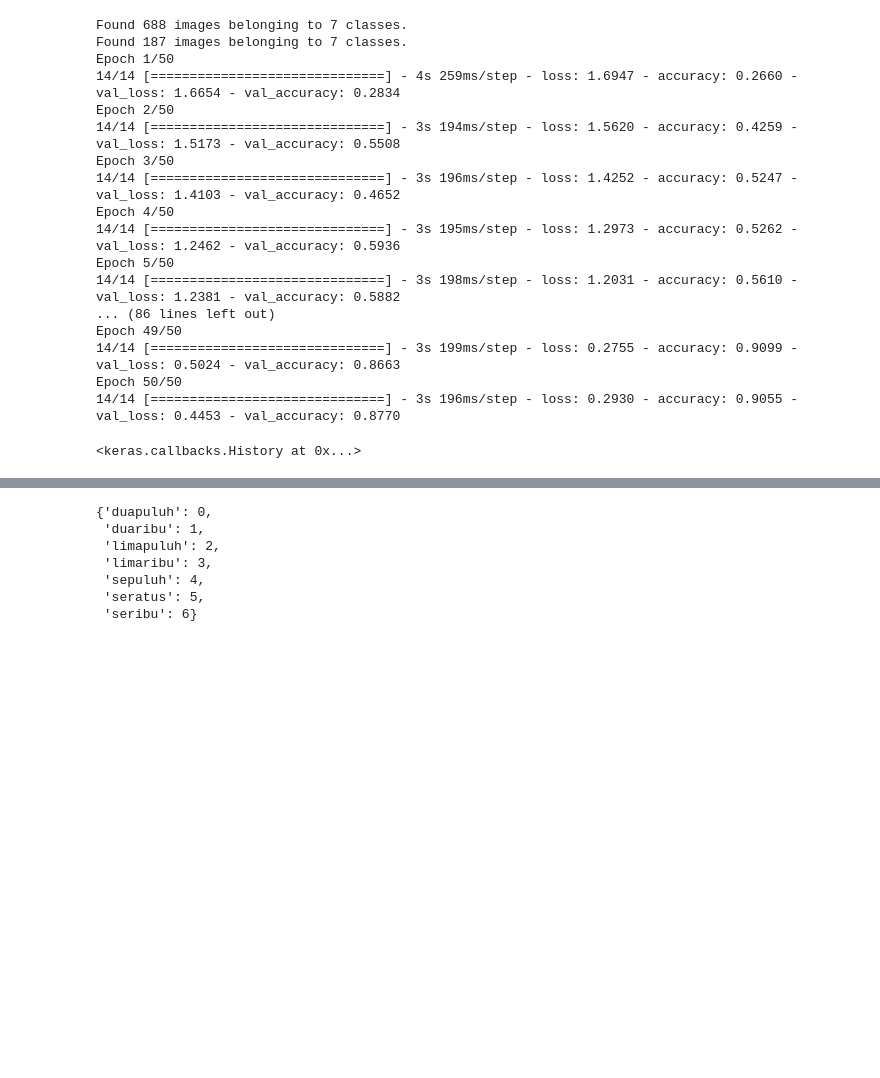
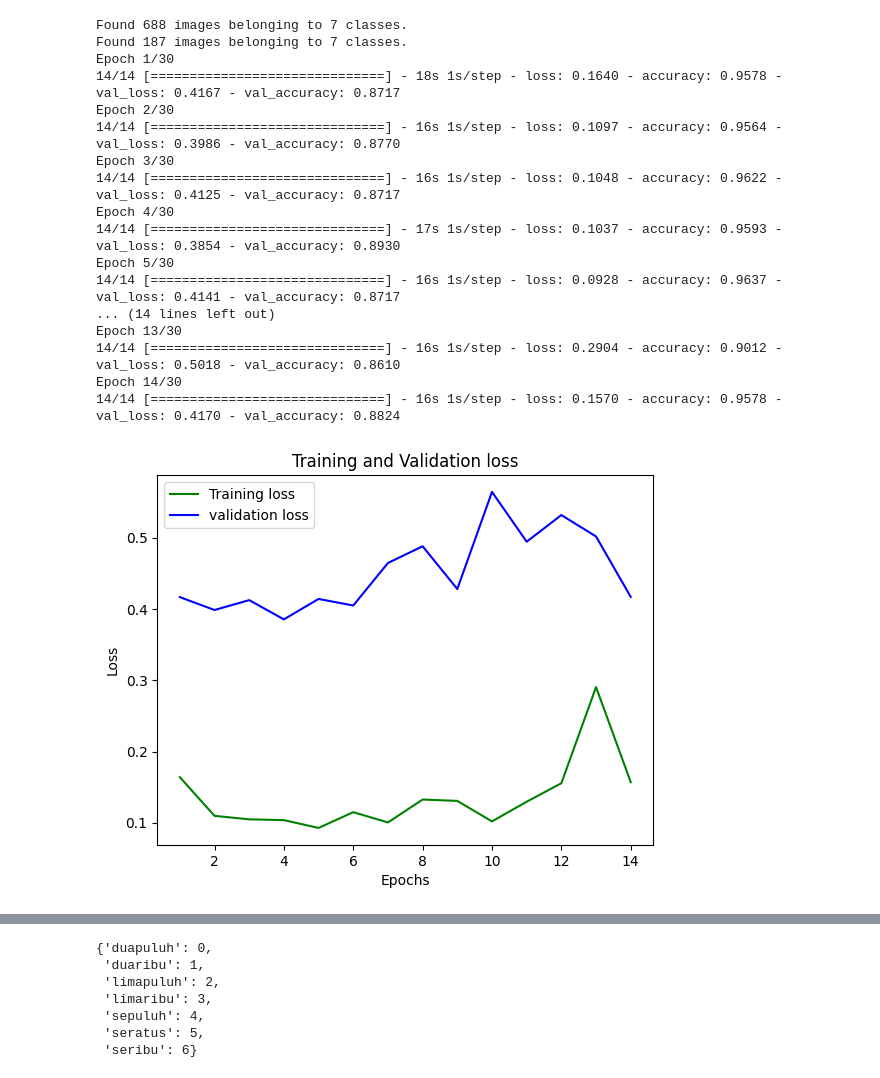
Before and after one commit to viamryl/Rupiah-Classification, a Jupyter notebook: rupiah_classification.ipynb, the cells around one changed output, grey strips where cells are left out. Cells and saved outputs as stored; diff of their text form; code cells hidden in the pictures; blank space fills up the shorter version.

```diff
--- a/rupiah_classification.ipynb
+++ b/rupiah_classification.ipynb
@@ -21,7 +21,9 @@ model = tf.keras.models.Sequential([
     # tf.keras.layers.Dense(300,activation="relu"),
     # tf.keras.layers.Dropout(0.4,seed = 2019),
     tf.keras.layers.Dense(128,activation ="relu"),
+    tf.keras.layers.Dropout(0.4,seed = 2019),
     tf.keras.layers.Dropout(0.2,seed = 2019),
+    tf.keras.layers.Dropout(0.1,seed = 2019),
     tf.keras.layers.Dense(7,activation = "softmax")   #Adding the Output Layer
 ])
 # %%
@@ -55,6 +57,8 @@ model.compile(optimizer = 'adam', loss = 'categorical_crossentropy', metrics = [
 # used from keras documentation (flow_from_directory method)
 
 from keras.preprocessing.image import ImageDataGenerator
+from tensorflow.keras.callbacks import EarlyStopping
+
 batch_size = 50
 # image augmentation part
 train_datagen = ImageDataGenerator(rescale = 1./255,
@@ -78,28 +82,46 @@ test_set = test_datagen.flow_from_directory('C:\\Users\VA\Documents\workspace\du
                                             batch_size = batch_size,
                                             class_mode = 'categorical')
 
+early_stopping = EarlyStopping(monitor='val_accuracy', patience=10, restore_best_weights=True)
+
 # fit the cnn model to the trainig set and testing it on the test set
-model.fit(training_set,
+history = model.fit(training_set,
           steps_per_epoch = len(training_set),
-          epochs = 50,
+          epochs = 30,
           validation_data = test_set,
-          validation_steps = len(test_set))
+          validation_steps = len(test_set),
+          callbacks=[early_stopping])
 # %% [output]
 Found 688 images belonging to 7 classes.
 Found 187 images belonging to 7 classes.
-Epoch 1/50
-14/14 [==============================] - 4s 259ms/step - loss: 1.6947 - accuracy: 0.2660 - val_loss: 1.6654 - val_accuracy: 0.2834
-Epoch 2/50
-14/14 [==============================] - 3s 194ms/step - loss: 1.5620 - accuracy: 0.4259 - val_loss: 1.5173 - val_accuracy: 0.5508
-Epoch 3/50
-14/14 [==============================] - 3s 196ms/step - loss: 1.4252 - accuracy: 0.5247 - val_loss: 1.4103 - val_accuracy: 0.4652
-Epoch 4/50
-14/14 [==============================] - 3s 195ms/step - loss: 1.2973 - accuracy: 0.5262 - val_loss: 1.2462 - val_accuracy: 0.5936
-Epoch 5/50
-14/14 [==============================] - 3s 198ms/step - loss: 1.2031 - accuracy: 0.5610 - val_loss: 1.2381 - val_accuracy: 0.5882
-... (86 lines left out)
-Epoch 49/50
-14/14 [==============================] - 3s 199ms/step - loss: 0.2755 - accuracy: 0.9099 - val_loss: 0.5024 - val_accuracy: 0.8663
-Epoch 50/50
-14/14 [==============================] - 3s 196ms/step - loss: 0.2930 - accuracy: 0.9055 - val_loss: 0.4453 - val_accuracy: 0.8770
+Epoch 1/30
+14/14 [==============================] - 18s 1s/step - loss: 0.1640 - accuracy: 0.9578 - val_loss: 0.4167 - val_accuracy: 0.8717
+Epoch 2/30
+14/14 [==============================] - 16s 1s/step - loss: 0.1097 - accuracy: 0.9564 - val_loss: 0.3986 - val_accuracy: 0.8770
+Epoch 3/30
+14/14 [==============================] - 16s 1s/step - loss: 0.1048 - accuracy: 0.9622 - val_loss: 0.4125 - val_accuracy: 0.8717
+Epoch 4/30
+14/14 [==============================] - 17s 1s/step - loss: 0.1037 - accuracy: 0.9593 - val_loss: 0.3854 - val_accuracy: 0.8930
+Epoch 5/30
+14/14 [==============================] - 16s 1s/step - loss: 0.0928 - accuracy: 0.9637 - val_loss: 0.4141 - val_accuracy: 0.8717
+... (14 lines left out)
+Epoch 13/30
+14/14 [==============================] - 16s 1s/step - loss: 0.2904 - accuracy: 0.9012 - val_loss: 0.5018 - val_accuracy: 0.8610
+Epoch 14/30
+14/14 [==============================] - 16s 1s/step - loss: 0.1570 - accuracy: 0.9578 - val_loss: 0.4170 - val_accuracy: 0.8824
-<keras.callbacks.History at 0x...>
+# %%
+import matplotlib.pyplot as plt
+
+loss_train = history.history['loss']
+loss_val = history.history['val_loss']
+epochs = range(1,15)
+plt.plot(epochs, loss_train, 'g', label='Training loss')
+plt.plot(epochs, loss_val, 'b', label='validation loss')
+# plt.plot(x, y, '-', color='green')
+plt.title('Training and Validation loss')
+plt.xlabel('Epochs')
+plt.ylabel('Loss')
+plt.legend()
+plt.show()
+# %% [output]
+[figure, added]
```
Also changed, not shown: parts of 7 cells of this notebook, 5 other files.
